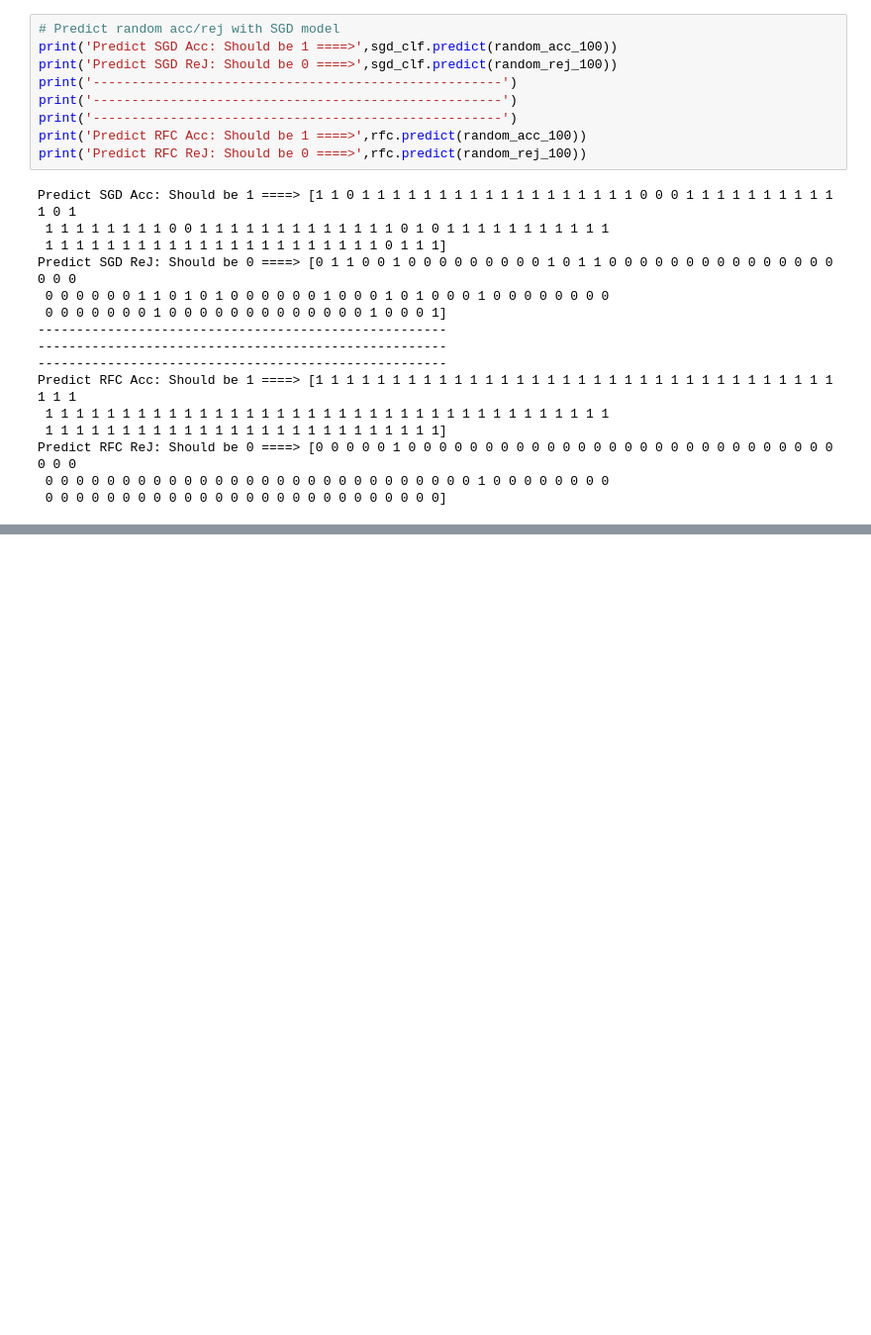
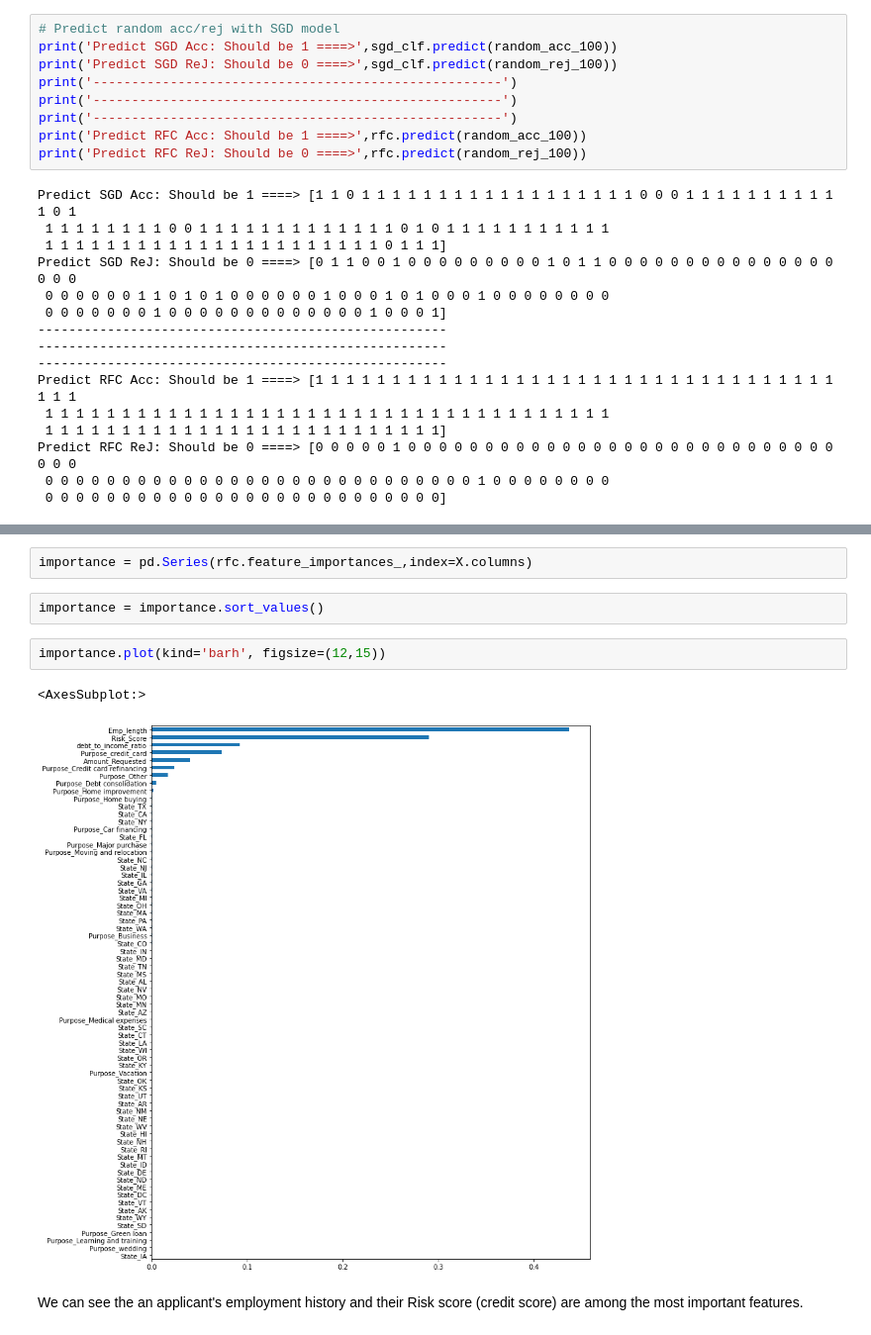
Before and after one commit to kblood86/final_project, a Jupyter notebook: Prince_files/Model_1 - ACC_REJ/Loan Eligibility_Acc vs Rec_Model_test.ipynb, the cells around one changed output, grey strips where cells are left out. Shown: that part at 99% size. Drawn from its saved outputs; the diff is of its cells as text; blank space fills up the shorter version.

```diff
--- a/Prince_files/Model_1 - ACC_REJ/Loan Eligibility_Acc vs Rec_Model_test.ipynb
+++ b/Prince_files/Model_1 - ACC_REJ/Loan Eligibility_Acc vs Rec_Model_test.ipynb
@@ -579,0 +611,11 @@ Predict RFC ReJ: Should be 0 ====> [0 0 0 0 0 1 0 0 0 0 0 0 0 0 0 0 0 0 0 0 0 0
+# %%
+importance = pd.Series(rfc.feature_importances_,index=X.columns)
+# %%
+importance = importance.sort_values()
+# %%
+importance.plot(kind='barh', figsize=(12,15))
+# %% [output]
+<AxesSubplot:>
+[figure, added]
+# %% [markdown]
+We can see the an applicant's employment history and their Risk score (credit score) are among the most important features.
```
Also changed, not shown: parts of 4 cells of this notebook.
